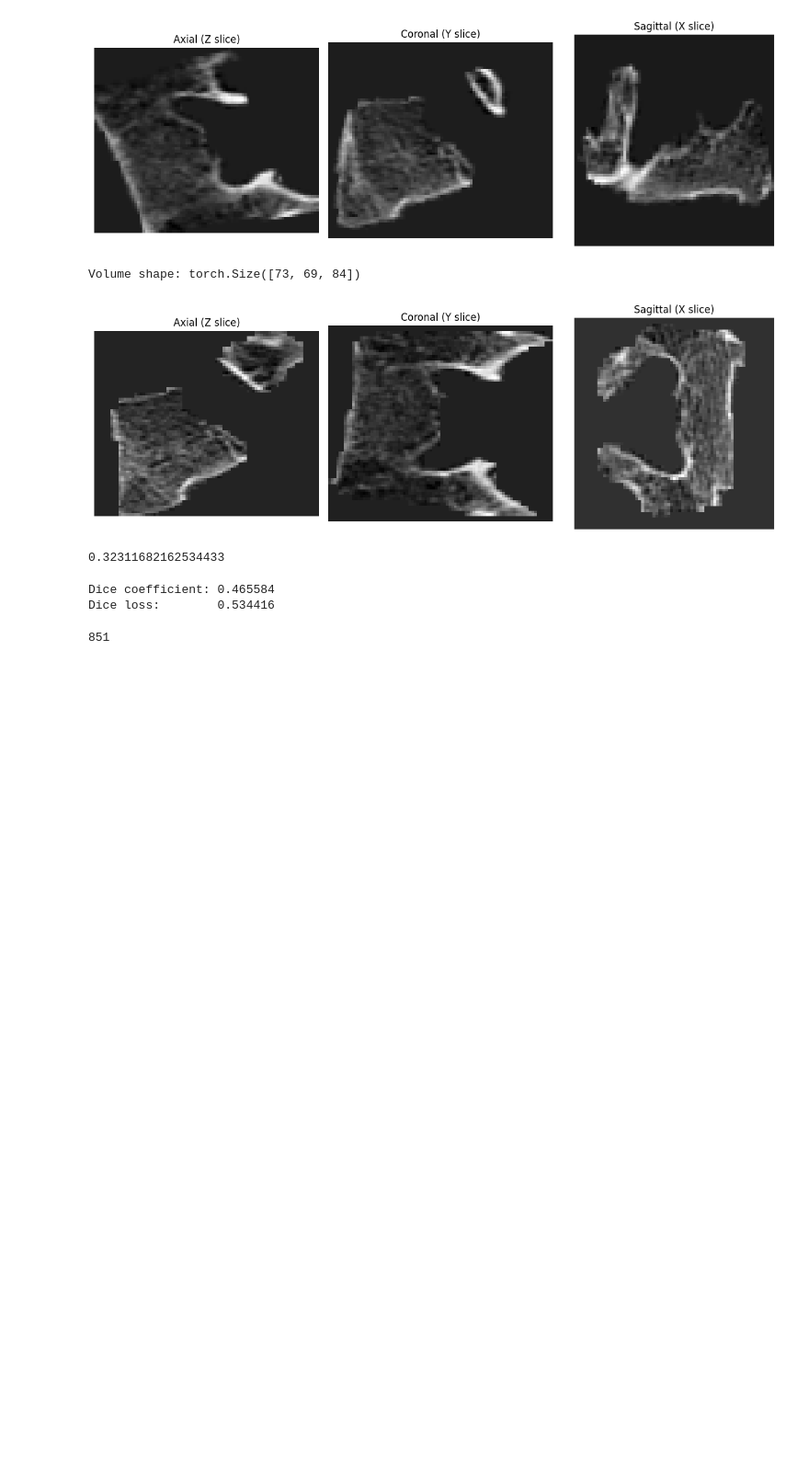
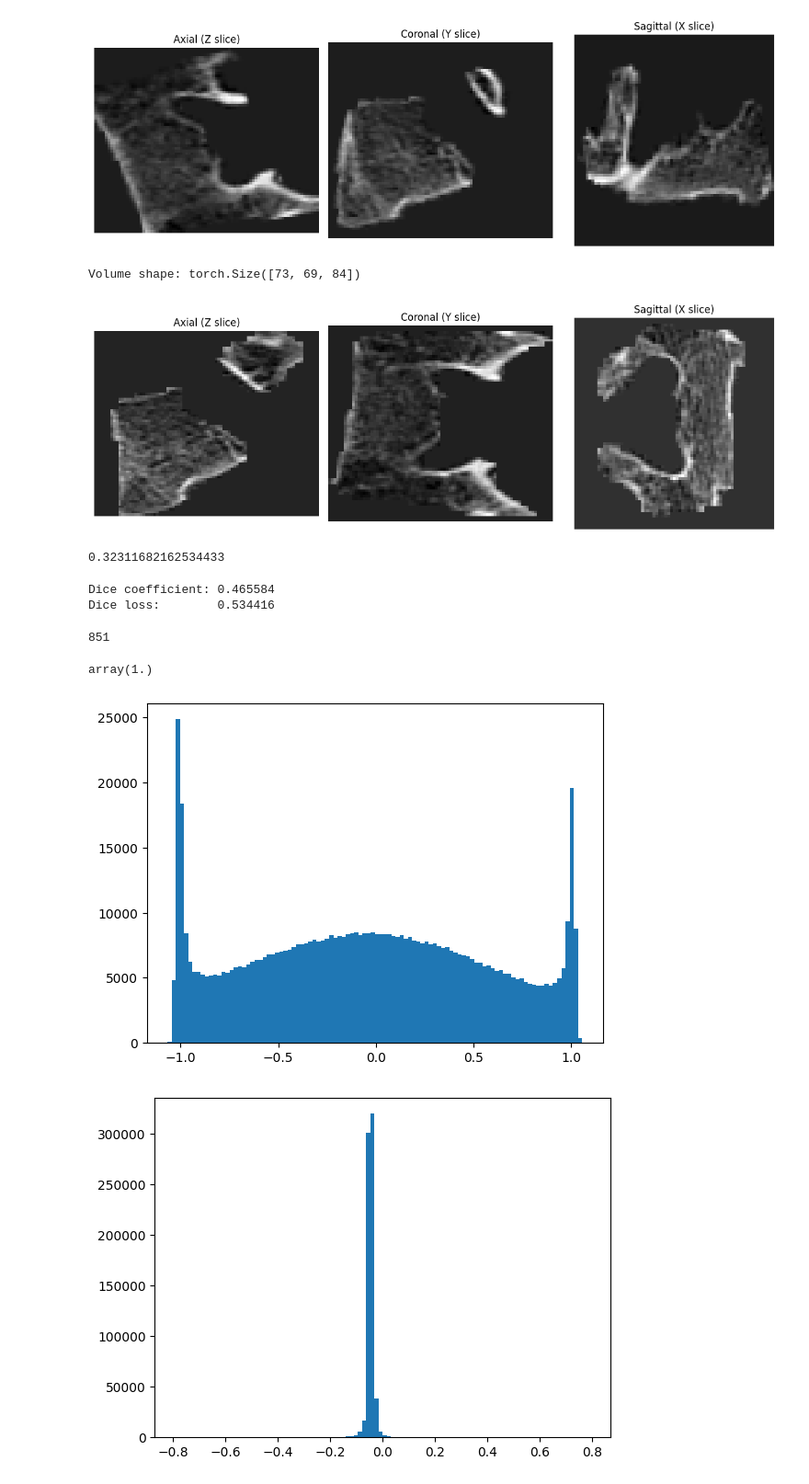
Before and after one commit to arcadelab/VertebralDiffusion, a Jupyter notebook: notebooks/play.ipynb, the cells around one changed output. Shown at 92% size. Cells and saved outputs as stored; diff of their text form; code cells hidden in the pictures; blank space fills up the shorter version.

```diff
--- a/notebooks/play.ipynb
+++ b/notebooks/play.ipynb
@@ -434,3 +434,22 @@ ct_cases = ct_by_case.keys()
 len(set(vert_cases).intersection(set(ct_cases))) # should be all the same cases
 # %% [output]
 851
+# %%
+s
+# %% [output]
+array(1.)
+# %%
+#Visualize the saved tensor
+
+import matplotlib.pyplot as plt
+import numpy as np
+
+s = np.load("/home/sampath/VertebralDiffusion/example_1.npy")
+s2 = np.load("/home/sampath/VertebralDiffusion/example_2.npy")
+plt.hist(s.flatten(), bins=100)
+plt.show()
+plt.hist(s2.flatten(), bins=100)
+plt.show()
+# %% [output]
+[figure, added]
+[figure, added]
```
Also changed, not shown: parts of 1 cell of this notebook, 9 other files.
